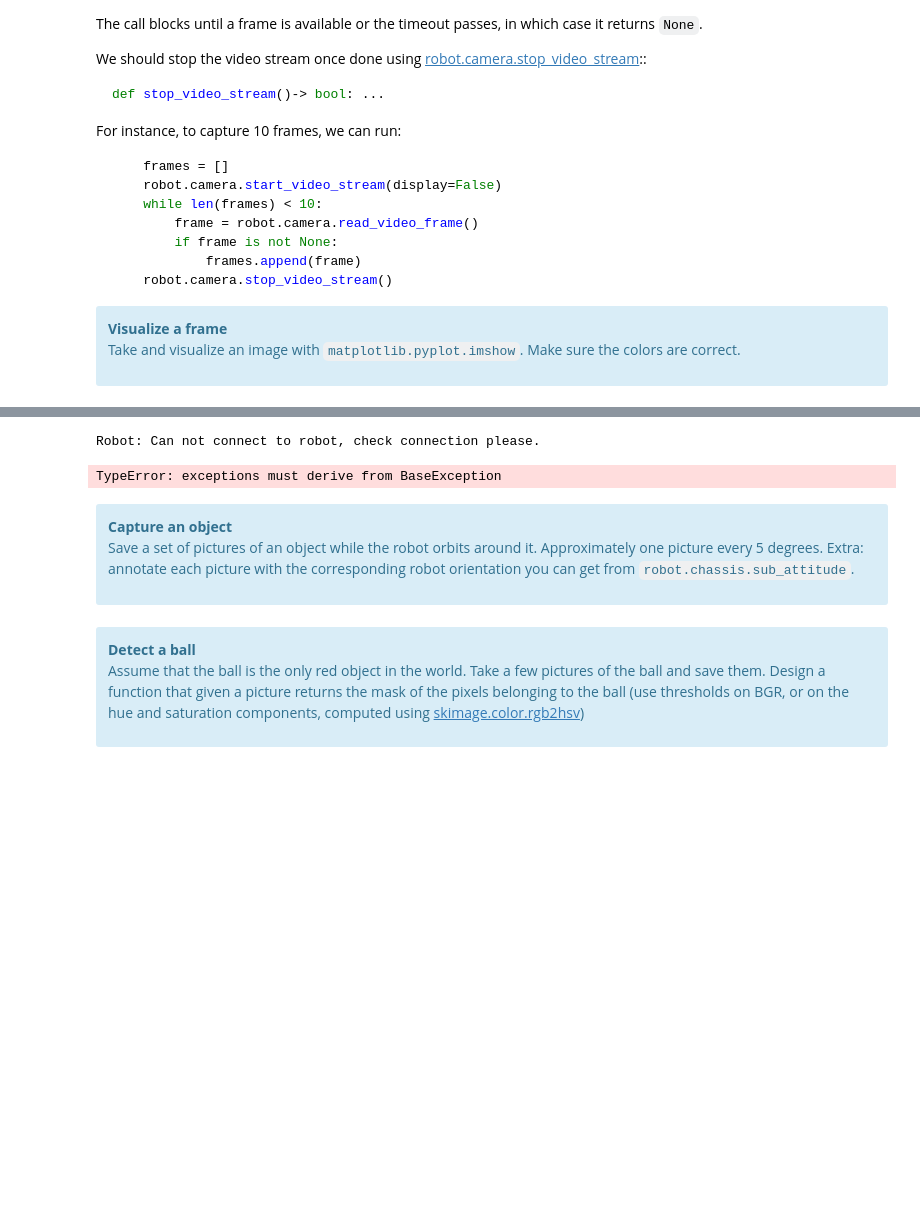
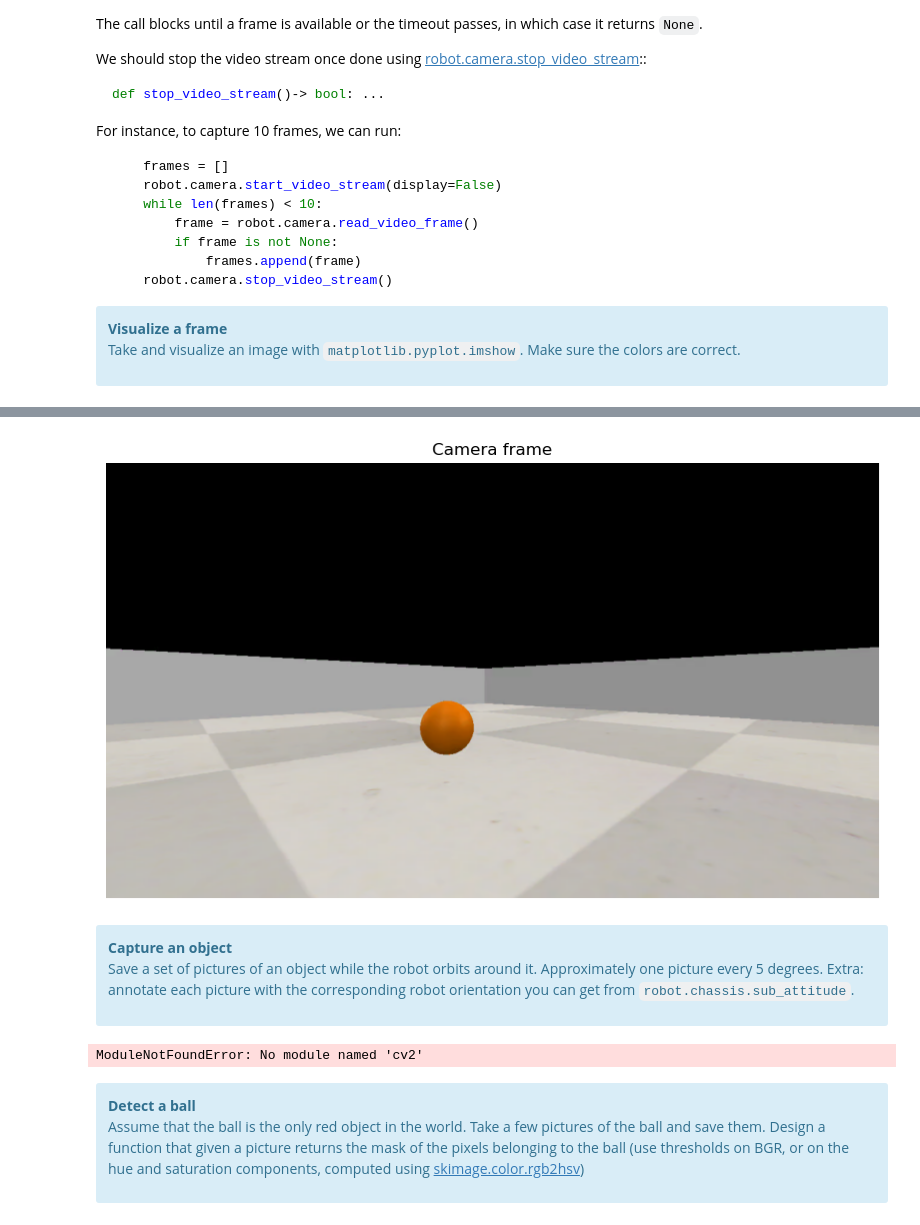
Before and after one commit to ManuCa93/drones_2, a Jupyter notebook: Main.ipynb, the cells around one changed output, grey strips where cells are left out. Drawn from its saved outputs; the diff is of its cells as text; code cells hidden in the pictures; blank space fills up the shorter version.

```diff
--- a/Main.ipynb
+++ b/Main.ipynb
@@ -373,8 +599,10 @@ Take and visualize an image with `matplotlib.pyplot.imshow`. Make sure the color
 import matplotlib.pyplot as plt
 from robomaster.robot import Robot
 
+l = "LOCAL"
+
 robot = Robot()
-robot.initialize(conn_type="sta", sn=SN)
+robot.initialize(conn_type="sta", sn=l)
 
 robot.camera.start_video_stream(display=False, resolution="720p")
 
@@ -405,5 +625,4 @@ plt.show()
-Robot: Can not connect to robot, check connection please.
-TypeError: exceptions must derive from BaseException
+[figure, added]
 # %% [markdown]
 <div class="alert alert-block alert-info">
 <b>Capture an object</b>
@@ -411,7 +630,71 @@ TypeError: exceptions must derive from BaseException
 Save a set of pictures of an object while the robot orbits around it. Approximately one picture every 5 degrees.  Extra: annotate each picture with the corresponding robot orientation you can get from <code>robot.chassis.sub_attitude</code>.
 </div>
 # %%
-#TBC: Capture a frame
+import time
+import numpy as np
+import matplotlib.pyplot as plt
+from robomaster.robot import Robot
+
+RADIUS   = 1.0
+OMEGA    = 10.0                         # °/s
+V_TANG   = RADIUS * np.radians(OMEGA)  # ≈ 0.1745 m/s
+T        = 360.0 / OMEGA               # = 36.0s esatti
+SNAP_INTERVAL = 5.0 / OMEGA            # = 0.5s → foto ogni 5°
+
+robot = Robot()
+robot.initialize(conn_type="sta", sn="LOCAL")
+frames = []
+
+try:
+    robot.camera.start_video_stream(display=False, resolution="360p")
+    time.sleep(0.5)
+
+    robot.chassis.drive_speed(x=0, y=V_TANG, z=OMEGA)
+    t_start     = time.time()
+    t_last_snap = t_start - SNAP_INTERVAL  # prima foto subito
+
+    while True:
+        elapsed = time.time() - t_start
+        print(f"\r⏱ {elapsed:.1f}s / {T:.0f}s", end="", flush=True)
+
+        if elapsed >= T:
+            break
+
+        if (time.time() - t_last_snap) >= SNAP_INTERVAL:
+            frame = robot.camera.read_video_frame(strategy="newest", timeout=0.2)
+            if frame is not None:
+                deg = elapsed * OMEGA
+                frames.append((frame[:, :, ::-1], deg))
+                t_last_snap = time.time()
+                print(f"\nFoto #{len(frames):02d} — {deg:.1f}°")
+
+    robot.chassis.drive_speed()
+    print(f"\nFatto — {len(frames)} foto catturate")
+
+finally:
+    robot.camera.stop_video_stream()
+    robot.close()
+
+# ── griglia ───────────────────────────────────────────────────
+n    = len(frames)
+cols = 8
+rows = max(1, (n + cols - 1) // cols)
+fig, axes = plt.subplots(rows, cols, figsize=(20, rows * 3))
+axes = axes.flatten()
+
+for i, (img, deg) in enumerate(frames):
+    axes[i].imshow(img)
+    axes[i].set_title(f"{deg:.1f}°", fontsize=8)
+    axes[i].axis("off")
+
+for j in range(len(frames), len(axes)):
+    axes[j].axis("off")
+
+plt.suptitle(f"Orbita 360° — foto ogni 5° | R={RADIUS}m ({n} frame)", fontsize=14)
+plt.tight_layout()
+plt.show()
+# %% [output]
+ModuleNotFoundError: No module named 'cv2'
 # %% [markdown]
 <div class="alert alert-block alert-info">
 <b>Detect a ball</b>
```
Also changed, not shown: parts of 17 cells of this notebook, 31 other files.
